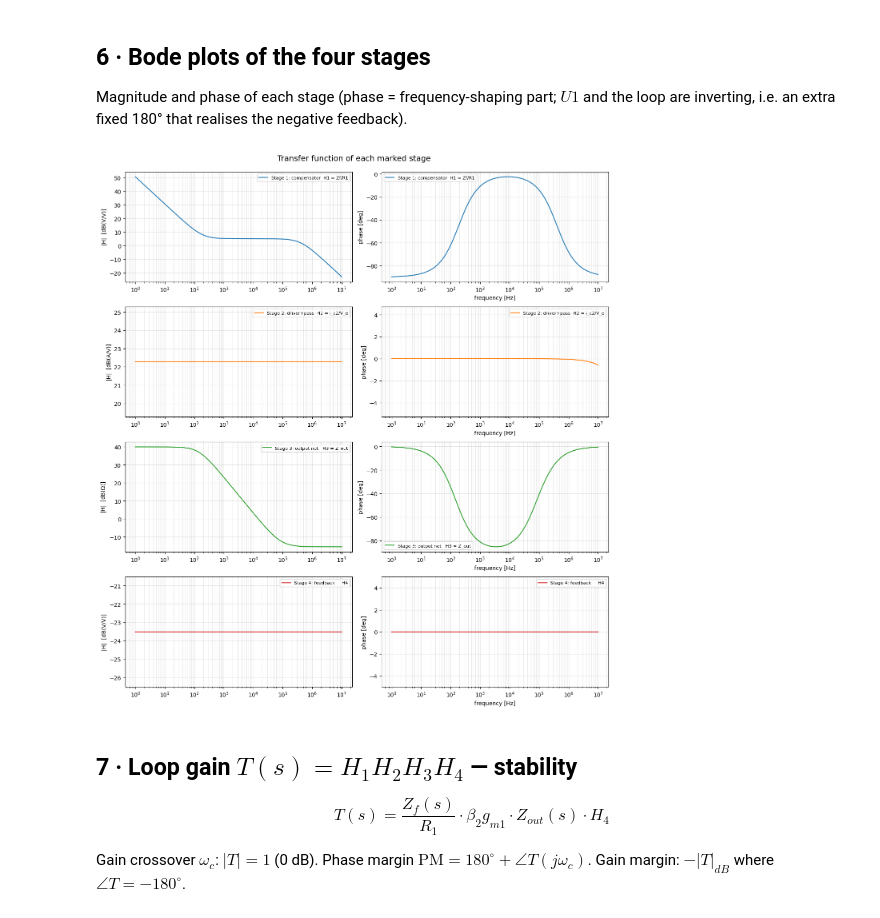
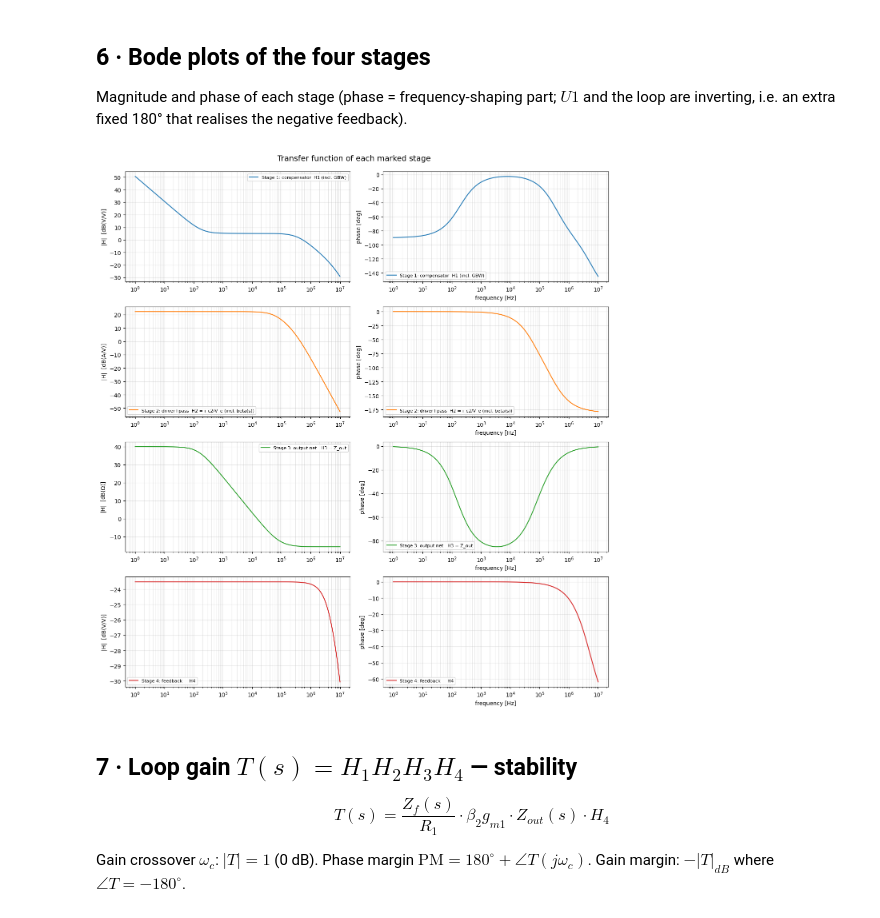
Before and after one commit to janni0609/2-Channel-PreReg-Powersupply, a Jupyter notebook: Calc/Stability/stepbystep/V_loop_transfer_functions.ipynb, the cells around one changed output. Drawn from its saved outputs; the diff is of its cells as text; code cells hidden in the pictures.

```diff
--- a/Calc/Stability/stepbystep/V_loop_transfer_functions.ipynb
+++ b/Calc/Stability/stepbystep/V_loop_transfer_functions.ipynb
@@ -104,7 +105,9 @@ Z_branch = R2 + 1.0/(s*C1)          # R2 in series with C1
 Y_f      = 1.0/Z_branch + s*C3      # add C3 as parallel admittance
 Zf       = 1.0/Y_f
 
-H1 = Zf/R1                          # |compensator gain| (U1 is inverting: physical = -H1)
+A_op = 2*np.pi*GBW/s                # op-amp open-loop gain (dominant-pole integrator model)
+H1   = (Zf/R1)/(1.0 + (1.0 + Zf/R1)/A_op)   # |compensator gain| incl. finite GBW
+                                    # (U1 is inverting: physical = -H1; A->inf gives Zf/R1)
 # %% [markdown]
 ## 3 · Stage 2 — Driver + pass transistor (Q1, R3, R4, D1, Q2)
 
@@ -122,5 +130,8 @@ to add a single pass-stage pole.
 # %%
 gm1     = 1.0/(R4 + re1)            # Q1 transconductance with degeneration
-diode   = R3/(R3 + rd_D1)           # D1/R3 divider  (=1 when rd_D1=0)
-Gm_dc   = Q2_beta * gm1 * diode     # transconductance V_e -> i_c2   [A/V]
-H2      = Gm_dc / (1.0 + s/(2*np.pi*fp_pass))   # optional bandwidth pole
+diode   = R3/(R3 + rd_D1)           # D1/R3 divider  (~0.97 for rd=26)
+Gm_dc   = Q2_beta * gm1 * diode     # DC transconductance V_e -> i_c2   [A/V]
+
+beta_s  = Q2_beta / ((1 + s/(2*np.pi*fbeta1)) * (1 + s/(2*np.pi*fbeta2)))  # TIP125 Fig.7
+H2      = gm1 * diode * beta_s / (1.0 + s/(2*np.pi*fp_pass))   # + optional extra pole
+print('Gm_dc = %.2f A/V   beta poles at %.0f kHz / %.0f kHz' % (Gm_dc, fbeta1/1e3, fbeta2/1e3))
@@ -153,8 +168,9 @@ $$H_4=\frac{V_{fb}}{V_{out}}=\Big(1+\frac{R_9}{R_{11}}\Big)\frac{R_7}{R_7+R_{10}
 
 So the loop regulates $V_{out}\approx 15\,V_{set}$.
 # %%
-H4 = (1.0 + R9/R11) * (R7/(R7 + R10))    # flat feedback gain V_fb/V_out
-print('H4 = %.5f   (V_out = %.2f x V_set)' % (H4, 1.0/H4))
+H4dc = (1.0 + R9/R11) * (R7/(R7 + R10))          # flat feedback gain V_fb/V_out
+H4   = H4dc / (1.0 + s/(2*np.pi*GBW/(1.0 + R9/R11)))   # + U2 GBW pole (~5.3 MHz)
+print('H4 = %.5f   (V_out = %.2f x V_set)' % (H4dc, 1.0/H4dc))
 # %% [output]
 H4 = 0.06667   (V_out = 15.00 x V_set)
 # %% [markdown]
@@ -165,32 +181,32 @@ inverting, i.e. an extra fixed 180° that realises the negative feedback).
 # %%
 def _minspan(ax, data, span):
     lo, hi = np.nanmin(data), np.nanmax(data)   # widen axis so flat curves read flat
     if hi - lo < span:
         mid = 0.5*(lo+hi); ax.set_ylim(mid-span/2, mid+span/2)
 
 def bode_pair(axm, axp, H, label, color=None, unit='dB'):
     mag = 20*np.log10(np.abs(H)); ph = np.angle(H, deg=True)
     axm.semilogx(f, mag, color=color, label=label)
     axp.semilogx(f, ph,  color=color, label=label)
     _minspan(axm, mag, 6.0); _minspan(axp, ph, 10.0)   # avoid misleading zoom
     axm.set_ylabel('|H|  ['+unit+']'); axp.set_ylabel('phase [deg]')
     for a in (axm, axp):
         a.grid(True, which='both', alpha=0.3); a.legend(loc='best', fontsize=8)
     axp.set_xlabel('frequency [Hz]')
 
-stages = [('Stage 1: compensator  H1 = Zf/R1', H1, 'dB(V/V)', 'C0'),
-          ('Stage 2: driver+pass  H2 = i_c2/V_e', H2, 'dB(A/V)', 'C1'),
+stages = [('Stage 1: compensator  H1 (incl. GBW)', H1, 'dB(V/V)', 'C0'),
+          ('Stage 2: driver+pass  H2 = i_c2/V_e (incl. beta(s))', H2, 'dB(A/V)', 'C1'),
           ('Stage 3: output net   H3 = Z_out', H3, r'dB($\Omega$)', 'C2'),
-          ('Stage 4: feedback     H4', H4*np.ones_like(s), 'dB(V/V)', 'C3')]
+          ('Stage 4: feedback     H4', H4, 'dB(V/V)', 'C3')]
 
 fig, ax = plt.subplots(4, 2, figsize=(13, 14))
 for i,(name,H,unit,col) in enumerate(stages):
     bode_pair(ax[i,0], ax[i,1], H, name, color=col, unit=unit)
 fig.suptitle('Transfer function of each marked stage', fontsize=14, y=0.995)
 fig.tight_layout()
 plt.show()
 # %% [output]
-[figure, old version]
+[figure, new version]
 # %% [markdown]
 ## 7 · Loop gain $T(s)=H_1H_2H_3H_4$ — stability
 
```
Also changed, not shown: parts of 16 cells of this notebook, 31 other files.
